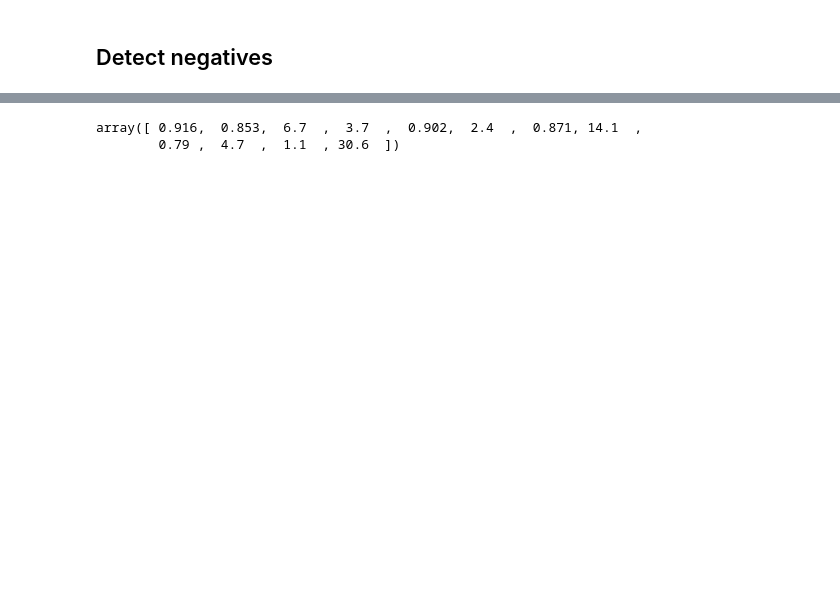
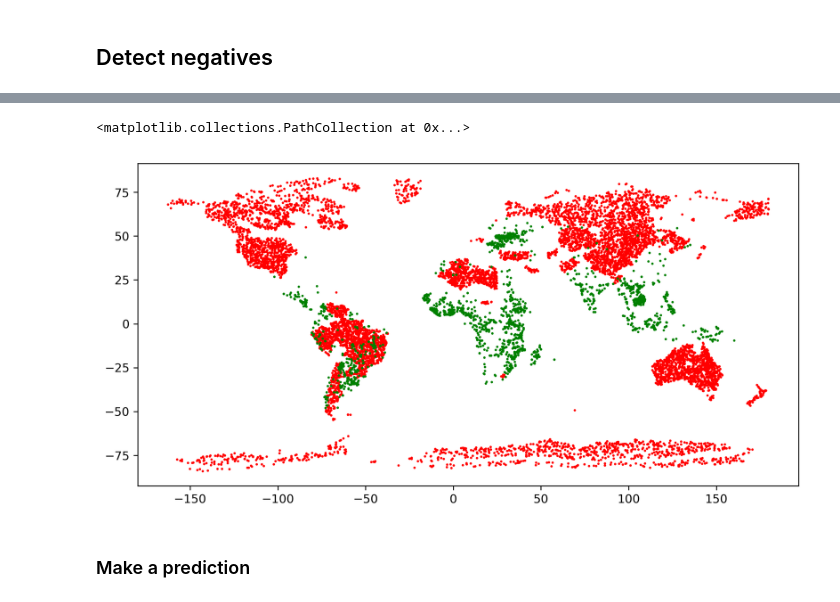
Before and after one commit to thiesgehrmann/JuSiPy_Asser, a Jupyter notebook: 1_pipeline_features.ipynb, the cells around one changed output, grey strips where cells are left out. Cells and saved outputs as stored; diff of their text form; code cells hidden in the pictures; blank space fills up the shorter version.

```diff
--- a/1_pipeline_features.ipynb
+++ b/1_pipeline_features.ipynb
@@ -126,0 +135,10 @@ array([0, 0, 0, ..., 0, 0, 1])
+# %%
+neg_tsne_lab = neg_tsne.negatives.copy()
+neg_umap_lab = neg_umap.negatives.copy()
+negatives = 1 * ((neg_tsne_lab == 1) & (neg_umap_lab == 1))
+
+all_points['negative'] = negatives
+
+print('# TSNE negatives:', sum(neg_tsne_lab))
+print('# UMAP negatives:', sum(neg_umap_lab))
+print('# Both negatives:', sum(negatives))
@@ -179,7 +172,0 @@ print('#Both negatives:', sum(neg_both_lab))
-# %%
-import jusipy
-import pandas as pd
-import numpy as np
-all_points = pd.read_pickle('data/all_points.pkl')
-A_country = jusipy.country_features.All()
-all_country_features = jusipy.country_features.get(all_points, A_country, fuzzy=50)
@@ -299,5 +173,13 @@ A.get('DEU')
-# %%
-unhdi._index['deu']
-# %% [output]
-array([ 0.916,  0.853,  6.7  ,  3.7  ,  0.902,  2.4  ,  0.871, 14.1  ,
-        0.79 ,  4.7  ,  1.1  , 30.6  ])
+# %%
+plt.figure(figsize=(10,5),dpi=300)
+plt.scatter(all_points.long[all_points.positive == 1],
+            all_points.lat[all_points.positive == 1],
+            c='g', label='positive', zorder=2, s=1)
+
+
+plt.scatter(all_points.long[all_points.negative == 1],
+            all_points.lat[all_points.negative == 1],
+            c='r', label='positive', zorder=1, s=1)
+# %% [output]
+<matplotlib.collections.PathCollection at 0x...>
+[figure, added]
@@ -303,0 +189,2 @@ array([ 0.916,  0.853,  6.7  ,  3.7  ,  0.902,  2.4  ,  0.871, 14.1  ,
+# %% [markdown]
+### Make a prediction
```
Also changed, not shown: parts of 19 cells of this notebook, 2 other files.
